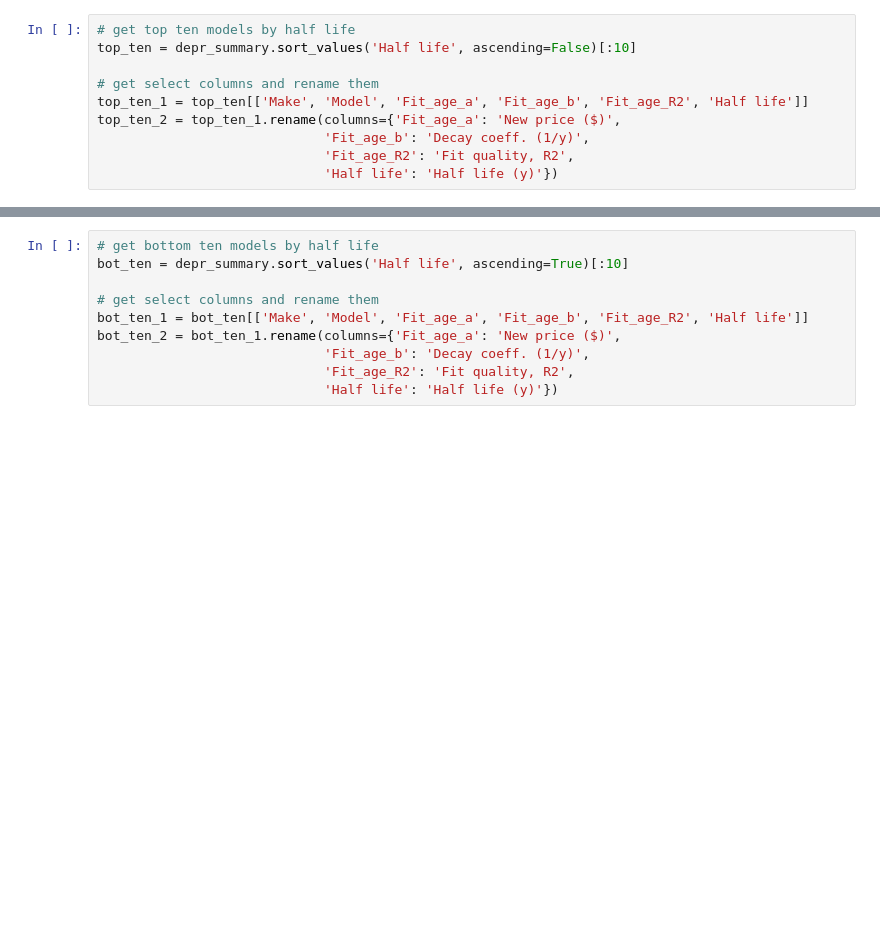
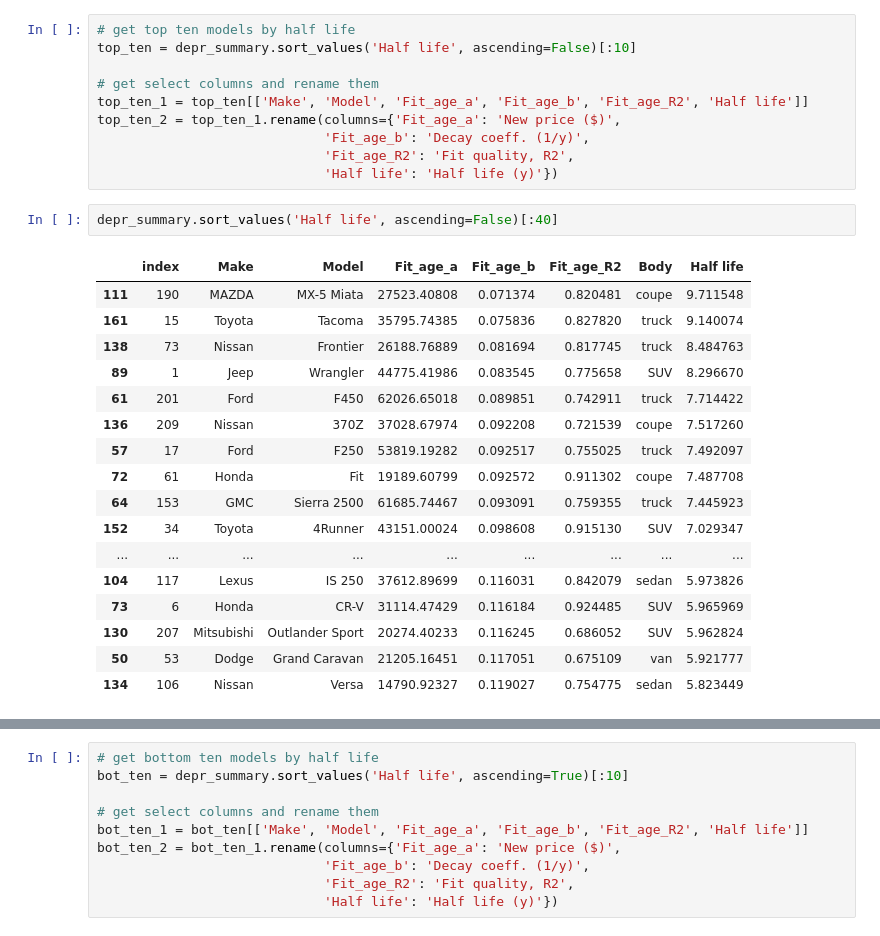
Before and after one commit to mboles01/Cars, a Jupyter notebook: notebooks/Untitled.ipynb, the cells around one changed output, grey strips where cells are left out. Cells and saved outputs as stored; diff of their text form; blank space fills up the shorter version.

```diff
--- a/notebooks/Untitled.ipynb
+++ b/notebooks/Untitled.ipynb
@@ -20,6 +20,26 @@ top_ten_2 = top_ten_1.rename(columns={'Fit_age_a': 'New price ($)',
                              'Fit_age_b': 'Decay coeff. (1/y)',
                              'Fit_age_R2': 'Fit quality, R2',
                              'Half life': 'Half life (y)'})
+# %%
+depr_summary.sort_values('Half life', ascending=False)[:40]
+# %% [output]
+|  | index | Make | Model | Fit_age_a | Fit_age_b | Fit_age_R2 | Body | Half life |
+| 111 | 190 | MAZDA | MX-5 Miata | 27523.40808 | 0.071374 | 0.820481 | coupe | 9.711548 |
+| 161 | 15 | Toyota | Tacoma | 35795.74385 | 0.075836 | 0.827820 | truck | 9.140074 |
+| 138 | 73 | Nissan | Frontier | 26188.76889 | 0.081694 | 0.817745 | truck | 8.484763 |
+| 89 | 1 | Jeep | Wrangler | 44775.41986 | 0.083545 | 0.775658 | SUV | 8.296670 |
+| 61 | 201 | Ford | F450 | 62026.65018 | 0.089851 | 0.742911 | truck | 7.714422 |
+| 136 | 209 | Nissan | 370Z | 37028.67974 | 0.092208 | 0.721539 | coupe | 7.517260 |
+| 57 | 17 | Ford | F250 | 53819.19282 | 0.092517 | 0.755025 | truck | 7.492097 |
+| 72 | 61 | Honda | Fit | 19189.60799 | 0.092572 | 0.911302 | coupe | 7.487708 |
+| 64 | 153 | GMC | Sierra 2500 | 61685.74467 | 0.093091 | 0.759355 | truck | 7.445923 |
+| 152 | 34 | Toyota | 4Runner | 43151.00024 | 0.098608 | 0.915130 | SUV | 7.029347 |
+| ... | ... | ... | ... | ... | ... | ... | ... | ... |
+| 104 | 117 | Lexus | IS 250 | 37612.89699 | 0.116031 | 0.842079 | sedan | 5.973826 |
+| 73 | 6 | Honda | CR-V | 31114.47429 | 0.116184 | 0.924485 | SUV | 5.965969 |
+| 130 | 207 | Mitsubishi | Outlander Sport | 20274.40233 | 0.116245 | 0.686052 | SUV | 5.962824 |
+| 50 | 53 | Dodge | Grand Caravan | 21205.16451 | 0.117051 | 0.675109 | van | 5.921777 |
+| 134 | 106 | Nissan | Versa | 14790.92327 | 0.119027 | 0.754775 | sedan | 5.823449 |
 # %%
 # round numerical data for readability
 top_ten_2['New price ($)'] = round(top_ten_2['New price ($)'], -2)
```
Also changed, not shown: parts of 10 cells of this notebook, 38 other files.
